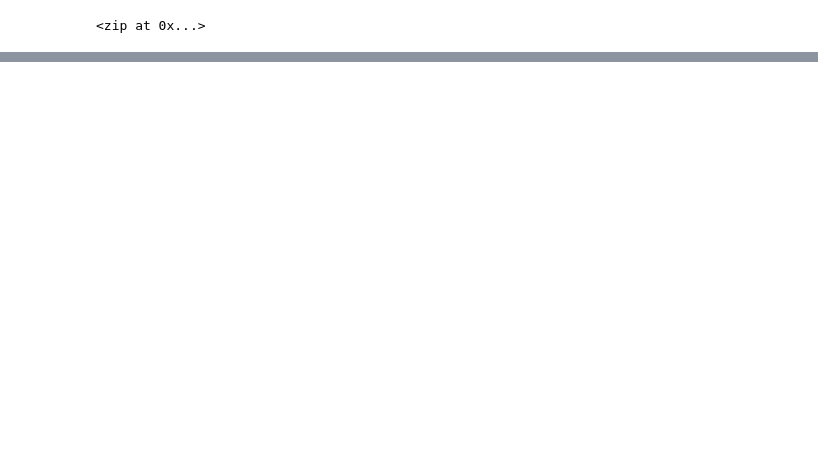
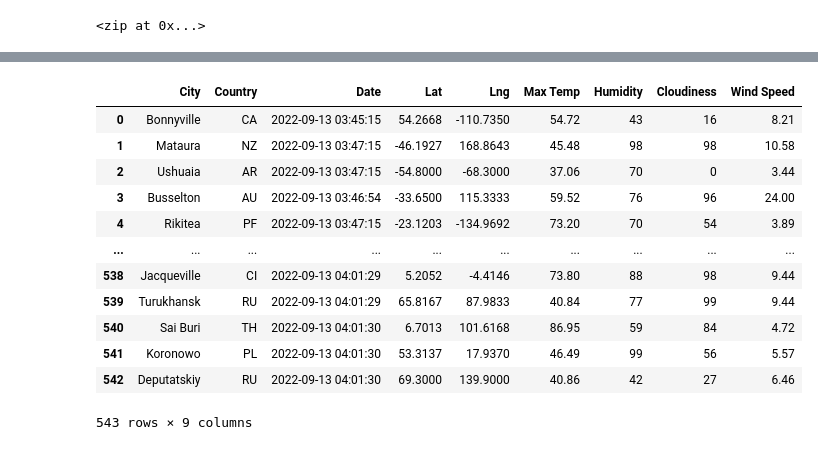
Before and after one commit to Jamar-Washington/World_Weather_analysis, a Jupyter notebook: WeatherPy.ipynb, the cells around one changed output, grey strips where cells are left out. Cells and saved outputs as stored; diff of their text form; code cells hidden in the pictures; blank space fills up the shorter version.

Commit message:
Modifying .gitignore and adding WeatherPy file

```diff
--- a/WeatherPy.ipynb
+++ b/WeatherPy.ipynb
@@ -54,0 +65,4 @@ len(cities)
+# %%
+# Starting URL for Weather Map API Call.
+url = "http://api.openweathermap.org/data/2.5/weather?units=Imperial&APPID=" + weather_api_key
+print(url)
@@ -54,0 +167,4 @@ len(cities)
+# %%
+# Convert the array of dictionaries to a Pandas DataFrame.
+city_data_df = pd.DataFrame(city_data)
+city_data_df.head(10)
@@ -54,0 +183,18 @@ len(cities)
+# %%
+new_column_order = ["City", "Country", "Date", "Lat", "Lng", "Max Temp", "Humidity", "Cloudiness", "Wind Speed"]
+city_data_df = city_data_df[new_column_order]
+city_data_df
+# %% [output]
+|  | City | Country | Date | Lat | Lng | Max Temp | Humidity | Cloudiness | Wind Speed |
+| 0 | Bonnyville | CA | 2022-09-13 03:45:15 | 54.2668 | -110.7350 | 54.72 | 43 | 16 | 8.21 |
+| 1 | Mataura | NZ | 2022-09-13 03:47:15 | -46.1927 | 168.8643 | 45.48 | 98 | 98 | 10.58 |
+| 2 | Ushuaia | AR | 2022-09-13 03:47:15 | -54.8000 | -68.3000 | 37.06 | 70 | 0 | 3.44 |
+| 3 | Busselton | AU | 2022-09-13 03:46:54 | -33.6500 | 115.3333 | 59.52 | 76 | 96 | 24.00 |
+| 4 | Rikitea | PF | 2022-09-13 03:47:15 | -23.1203 | -134.9692 | 73.20 | 70 | 54 | 3.89 |
+| ... | ... | ... | ... | ... | ... | ... | ... | ... | ... |
+| 538 | Jacqueville | CI | 2022-09-13 04:01:29 | 5.2052 | -4.4146 | 73.80 | 88 | 98 | 9.44 |
+| 539 | Turukhansk | RU | 2022-09-13 04:01:29 | 65.8167 | 87.9833 | 40.84 | 77 | 99 | 9.44 |
+| 540 | Sai Buri | TH | 2022-09-13 04:01:30 | 6.7013 | 101.6168 | 86.95 | 59 | 84 | 4.72 |
+| 541 | Koronowo | PL | 2022-09-13 04:01:30 | 53.3137 | 17.9370 | 46.49 | 99 | 56 | 5.57 |
+| 542 | Deputatskiy | RU | 2022-09-13 04:01:30 | 69.3000 | 139.9000 | 40.86 | 42 | 27 | 6.46 |
+543 rows × 9 columns
```
Also changed, not shown: parts of 9 cells of this notebook, 1 other file.
